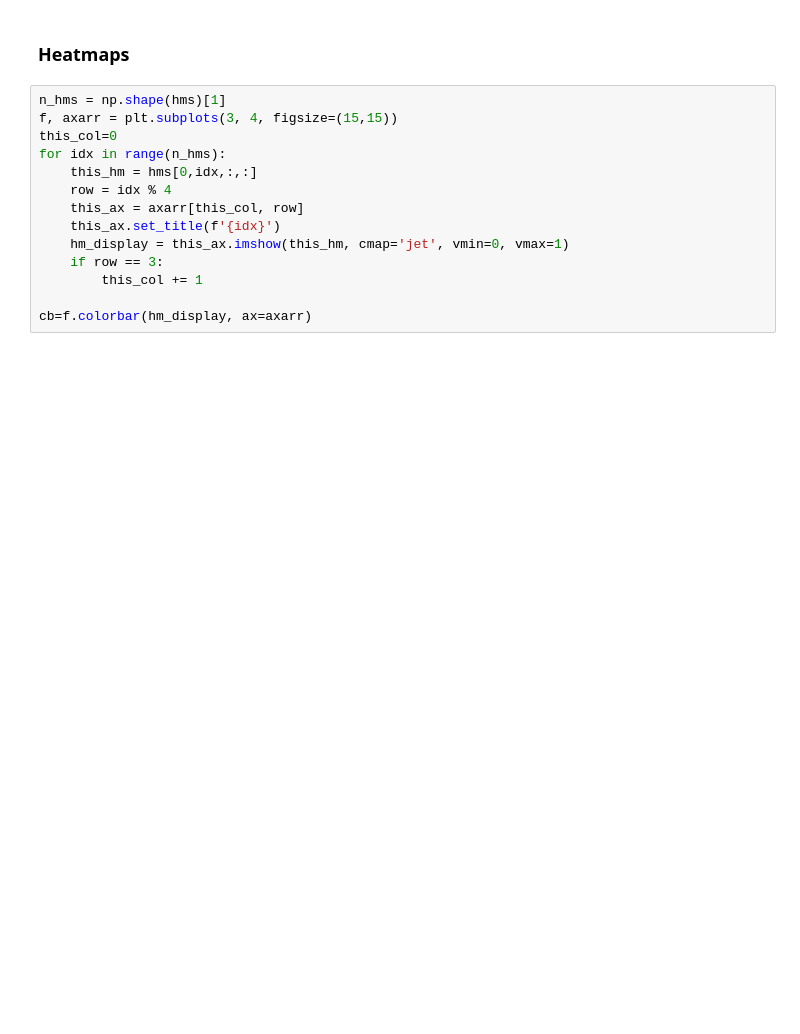
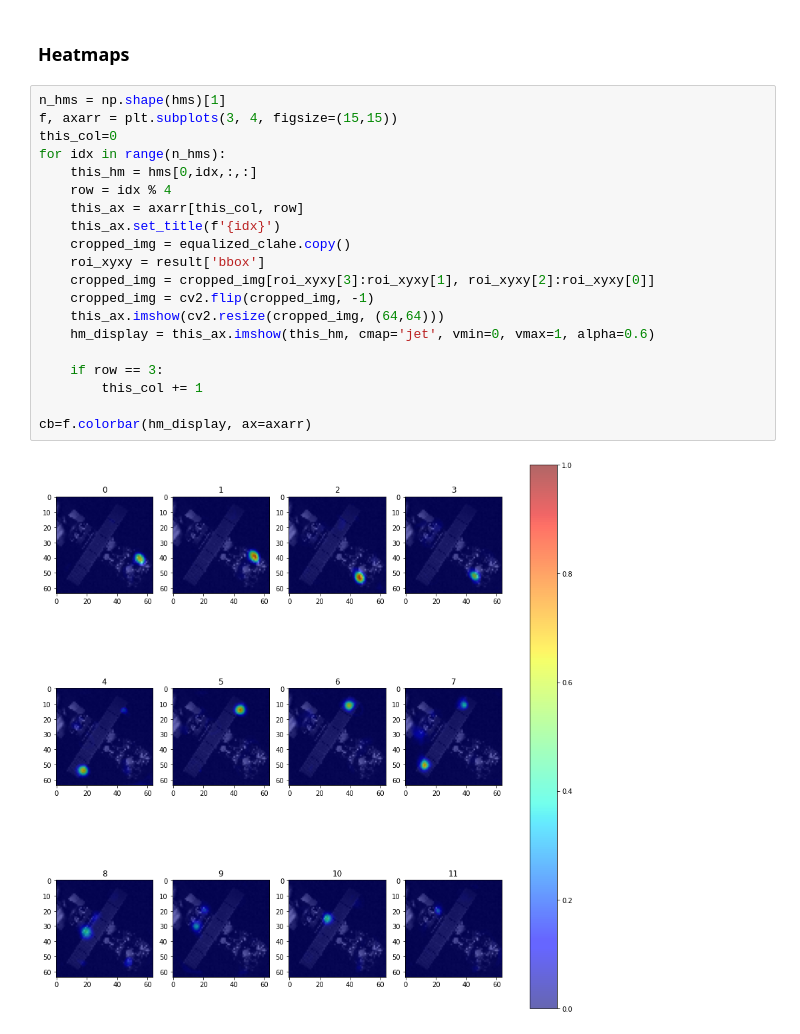
Before and after one commit to femalegeekinsv/Lite-HRNet, a Jupyter notebook: inference.ipynb, the cells around one changed output. Saved outputs shown, nothing was run; the diff lists cells and outputs as text; blank space fills up the shorter version.

```diff
--- a/inference.ipynb
+++ b/inference.ipynb
@@ -377,17 +414,25 @@ plt.show()
 # %%
 n_hms = np.shape(hms)[1]
 f, axarr = plt.subplots(3, 4, figsize=(15,15))
 this_col=0
 for idx in range(n_hms):
     this_hm = hms[0,idx,:,:]
     row = idx % 4
     this_ax = axarr[this_col, row]
     this_ax.set_title(f'{idx}')
-    hm_display = this_ax.imshow(this_hm, cmap='jet', vmin=0, vmax=1)
+    cropped_img = equalized_clahe.copy()
+    roi_xyxy = result['bbox']
+    cropped_img = cropped_img[roi_xyxy[3]:roi_xyxy[1], roi_xyxy[2]:roi_xyxy[0]]
+    cropped_img = cv2.flip(cropped_img, -1)
+    this_ax.imshow(cv2.resize(cropped_img, (64,64)))
+    hm_display = this_ax.imshow(this_hm, cmap='jet', vmin=0, vmax=1, alpha=0.6)
+
     if row == 3:
         this_col += 1
 
 cb=f.colorbar(hm_display, ax=axarr)
+# %% [output]
+[figure, added]
 # %%
 import random
 random.randint(1,10)
```
Also changed, not shown: parts of 18 cells of this notebook, 5 other files.
